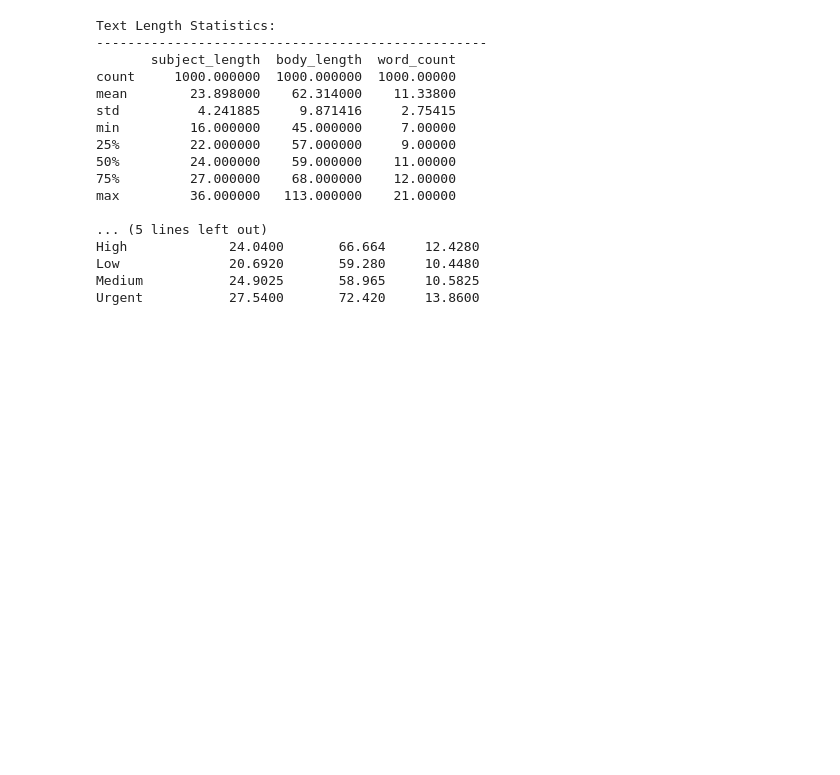
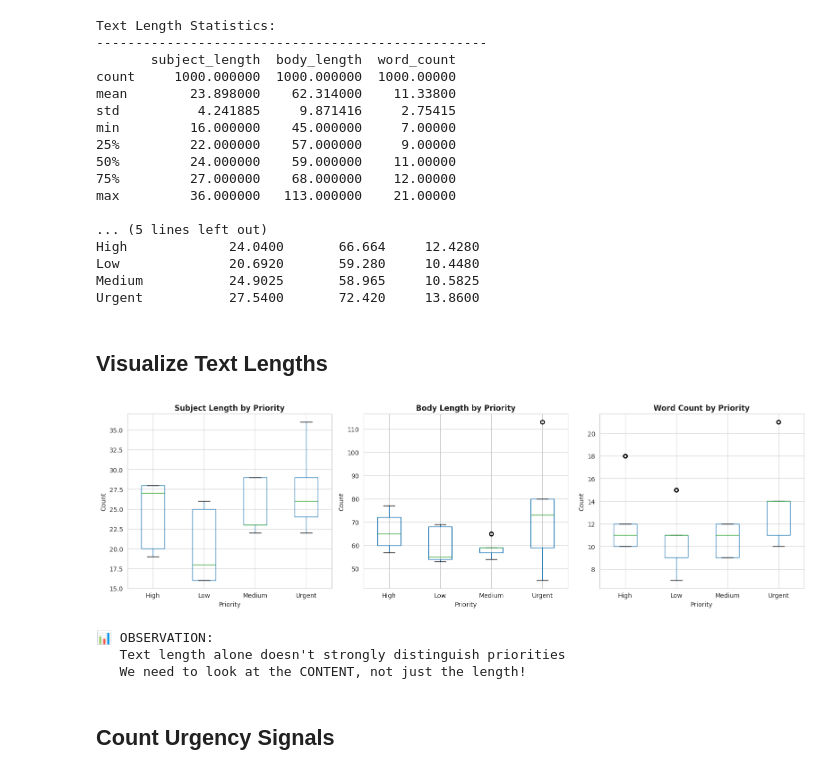
Before and after one commit to Nyxox-debug/triageai, a Jupyter notebook: notebooks/1-data-exploration.ipynb, the cells around one changed output. Saved outputs shown, nothing was run; the diff lists cells and outputs as text; code cells hidden in the pictures; blank space fills up the shorter version.

```diff
--- a/notebooks/1-data-exploration.ipynb
+++ b/notebooks/1-data-exploration.ipynb
@@ -353,3 +355,34 @@ High             24.0400       66.664     12.4280
 Low              20.6920       59.280     10.4480
 Medium           24.9025       58.965     10.5825
 Urgent           27.5400       72.420     13.8600
+# %% [markdown]
+## Visualize Text Lengths
+# %%
+fig, axes = plt.subplots(1, 3, figsize=(16, 5))
+
+# Box plots for each metric
+for idx, (column, title) in enumerate([
+    ('subject_length', 'Subject Length'),
+    ('body_length', 'Body Length'),
+    ('word_count', 'Word Count')
+]):
+    # Create box plot
+    df.boxplot(column=column, by='priority', ax=axes[idx])
+    axes[idx].set_title(title + ' by Priority', fontsize=12, fontweight='bold')
+    axes[idx].set_xlabel('Priority', fontsize=10)
+    axes[idx].set_ylabel('Count', fontsize=10)
+    axes[idx].get_figure().suptitle('')  # Remove automatic title
+
+plt.tight_layout()
+plt.show()
+
+print("\n📊 OBSERVATION:")
+print("   Text length alone doesn't strongly distinguish priorities")
+print("   We need to look at the CONTENT, not just the length!")
+# %% [output]
+[figure, added]
+📊 OBSERVATION:
+   Text length alone doesn't strongly distinguish priorities
+   We need to look at the CONTENT, not just the length!
+# %% [markdown]
+## Count Urgency Signals
```
Also changed, not shown: parts of 11 cells of this notebook.
